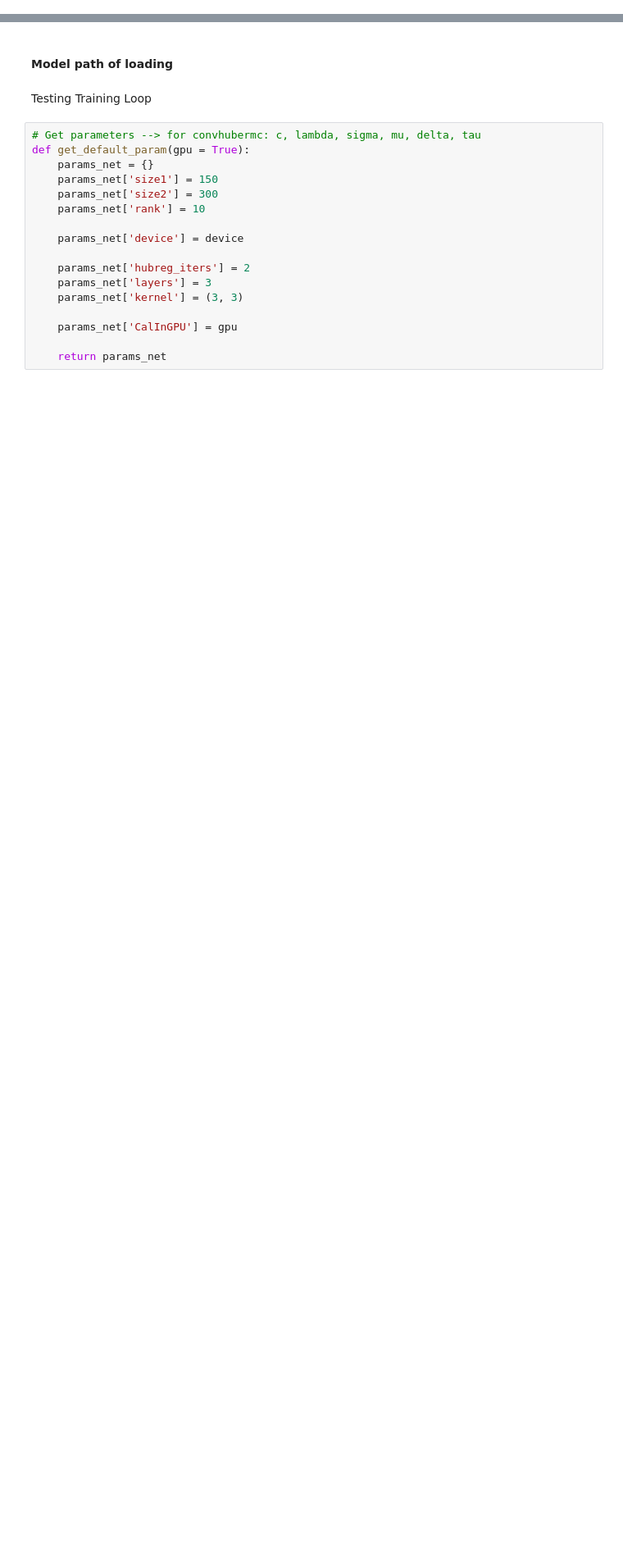
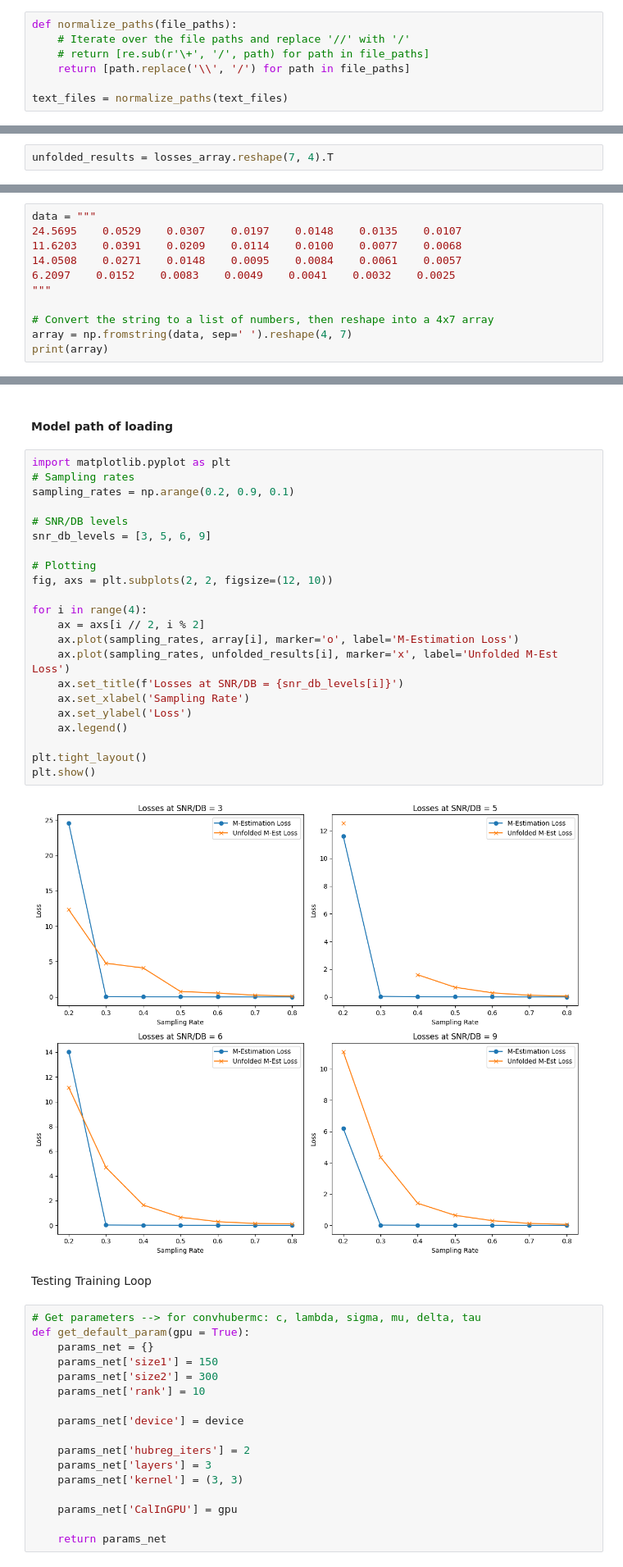
Before and after one commit to Talha-Nehal-Undegrad-Study/ConvHuberMC-Net, a Jupyter notebook: convhubermc.ipynb, the cells around one changed output, grey strips where cells are left out. Shown at 82% size. Saved outputs shown, nothing was run; the diff lists cells and outputs as text; blank space fills up the shorter version.

```diff
--- a/convhubermc.ipynb
+++ b/convhubermc.ipynb
@@ -57,0 +74,7 @@ device
+# %%
+def normalize_paths(file_paths):
+    # Iterate over the file paths and replace '//' with '/'
+    # return [re.sub(r'\+', '/', path) for path in file_paths]
+    return [path.replace('\\', '/') for path in file_paths]
+
+text_files = normalize_paths(text_files)
@@ -57,0 +118,2 @@ device
+# %%
+unfolded_results = losses_array.reshape(7, 4).T
@@ -57,0 +135,11 @@ device
+# %%
+data = """
+24.5695    0.0529    0.0307    0.0197    0.0148    0.0135    0.0107
+11.6203    0.0391    0.0209    0.0114    0.0100    0.0077    0.0068
+14.0508    0.0271    0.0148    0.0095    0.0084    0.0061    0.0057
+6.2097    0.0152    0.0083    0.0049    0.0041    0.0032    0.0025
+"""
+
+# Convert the string to a list of numbers, then reshape into a 4x7 array
+array = np.fromstring(data, sep=' ').reshape(4, 7)
+print(array)
@@ -58,5 +155,29 @@ device
 # %% [markdown]
 #### Model path of loading
+# %%
+import matplotlib.pyplot as plt
+# Sampling rates
+sampling_rates = np.arange(0.2, 0.9, 0.1)
+
+# SNR/DB levels
+snr_db_levels = [3, 5, 6, 9]
+
+# Plotting
+fig, axs = plt.subplots(2, 2, figsize=(12, 10))
+
+for i in range(4):
+    ax = axs[i // 2, i % 2]
+    ax.plot(sampling_rates, array[i], marker='o', label='M-Estimation Loss')
+    ax.plot(sampling_rates, unfolded_results[i], marker='x', label='Unfolded M-Est Loss')
+    ax.set_title(f'Losses at SNR/DB = {snr_db_levels[i]}')
+    ax.set_xlabel('Sampling Rate')
+    ax.set_ylabel('Loss')
+    ax.legend()
+
+plt.tight_layout()
+plt.show()
+# %% [output]
+[figure, added]
 # %% [markdown]
 Testing Training Loop
 # %%
```
Also changed, not shown: parts of 5 cells of this notebook, 2 other files.
